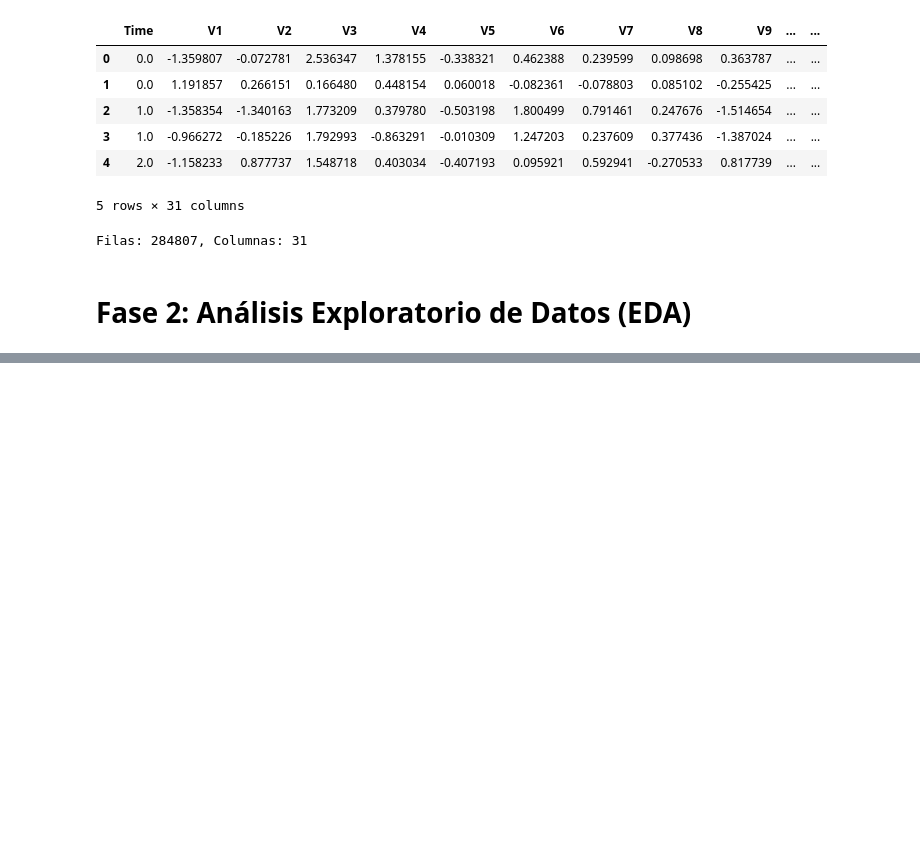
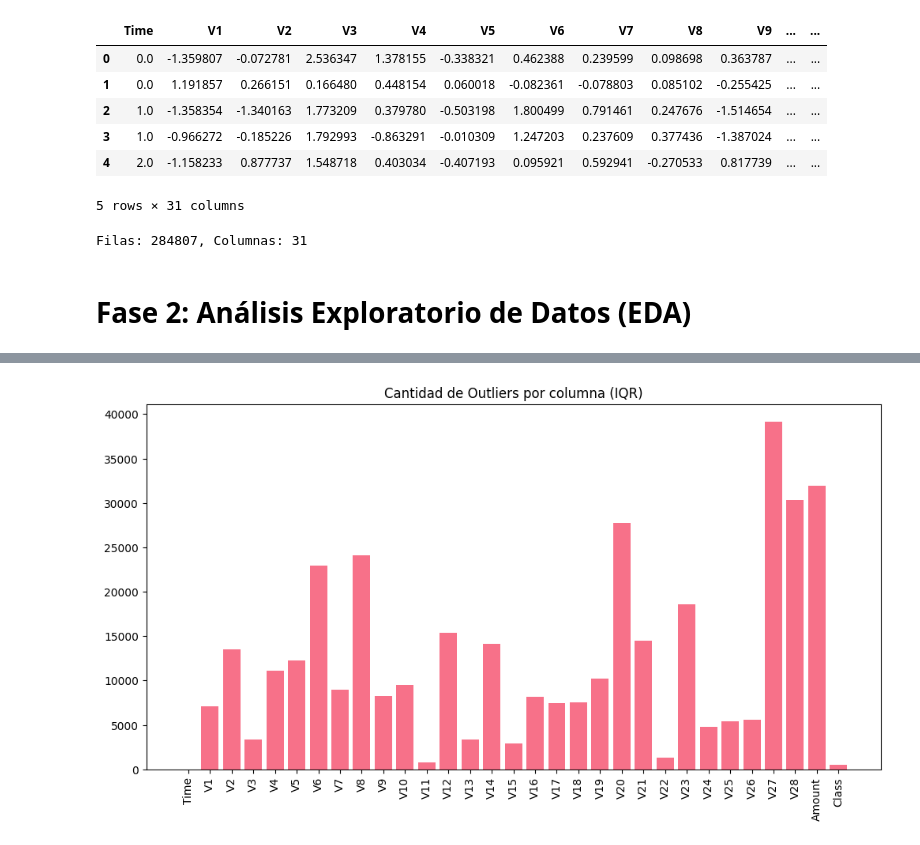
Before and after one commit to hdflorez/Entrega_2, a Jupyter notebook: dataset_3.ipynb, the cells around one changed output, grey strips where cells are left out. Cells and saved outputs as stored; diff of their text form; code cells hidden in the pictures; blank space fills up the shorter version.

```diff
--- a/dataset_3.ipynb
+++ b/dataset_3.ipynb
@@ -117,0 +263,21 @@ De acuerdo con el dataset de detección de fraude en las tarjetas de crédito, s
+# %%
+# Detección de Outliers con IQR
+
+outliers_iqr = {}
+
+for col in columnas_numericas:
+    Q1 = df[col].quantile(0.25)
+    Q3 = df[col].quantile(0.75)
+    IQR = Q3 - Q1
+
+    limite_inferior = Q1 - 1.5 * IQR
+    limite_superior = Q3 + 1.5 * IQR
+
+    outliers = df[(df[col] < limite_inferior) | (df[col] > limite_superior)]
+
+    outliers_iqr[col] = len(outliers)
+
+print("\nCantidad de outliers por columna (IQR):\n")
+
+for col, val in outliers_iqr.items():
+    print(f"{col}: {val}")
@@ -117,0 +330,11 @@ De acuerdo con el dataset de detección de fraude en las tarjetas de crédito, s
+# %%
+# Convertir resultados IQR a DataFrame
+df_outliers = pd.DataFrame(list(outliers_iqr.items()), columns=['Columna', 'Outliers'])
+
+plt.figure(figsize=(12,6))
+plt.bar(df_outliers['Columna'], df_outliers['Outliers'])
+plt.xticks(rotation=90)
+plt.title("Cantidad de Outliers por columna (IQR)")
+plt.show()
+# %% [output]
+[figure, added]
```
Also changed, not shown: parts of 25 cells of this notebook.
